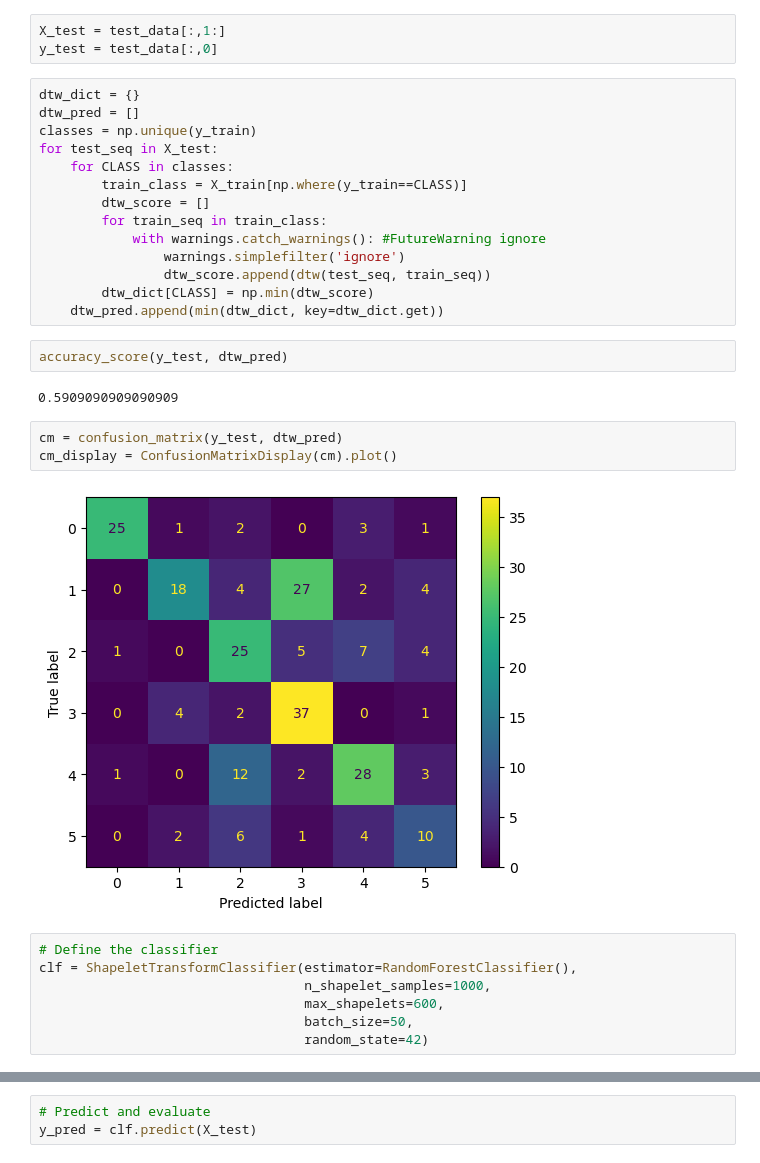
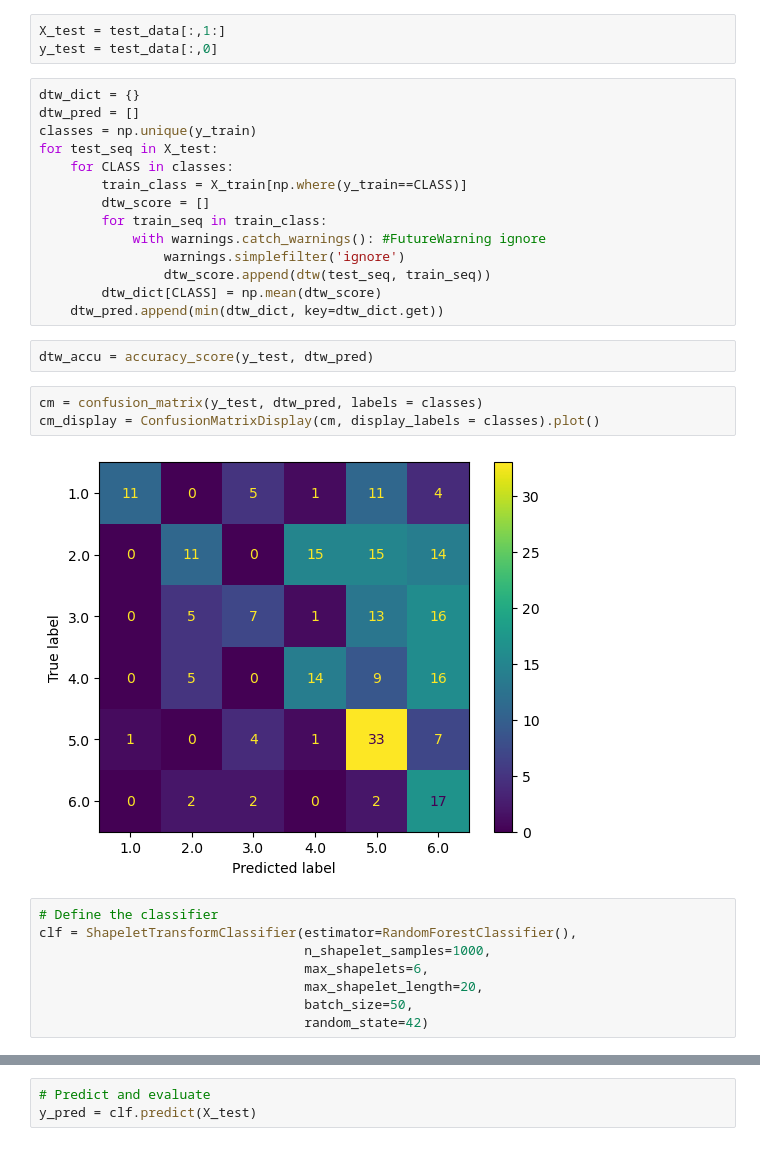
Before and after one commit to kbbartilad/shapelets_leaf, a Jupyter notebook: scripts/classify_leaves.ipynb, the cells around one changed output, grey strips where cells are left out. Saved outputs shown, nothing was run; the diff lists cells and outputs as text.

```diff
--- a/scripts/classify_leaves.ipynb
+++ b/scripts/classify_leaves.ipynb
@@ -30,22 +32,21 @@ for test_seq in X_test:
             with warnings.catch_warnings(): #FutureWarning ignore
                 warnings.simplefilter('ignore')
                 dtw_score.append(dtw(test_seq, train_seq))
-        dtw_dict[CLASS] = np.min(dtw_score)
+        dtw_dict[CLASS] = np.mean(dtw_score)
     dtw_pred.append(min(dtw_dict, key=dtw_dict.get))
 # %%
-accuracy_score(y_test, dtw_pred)
+dtw_accu = accuracy_score(y_test, dtw_pred)
-# %% [output]
-0.5909090909090909
 # %%
-cm = confusion_matrix(y_test, dtw_pred)
-cm_display = ConfusionMatrixDisplay(cm).plot()
+cm = confusion_matrix(y_test, dtw_pred, labels = classes)
+cm_display = ConfusionMatrixDisplay(cm, display_labels = classes).plot()
 # %% [output]
-[figure, old version]
+[figure, new version]
 # %%
 # Define the classifier
 clf = ShapeletTransformClassifier(estimator=RandomForestClassifier(),
                                   n_shapelet_samples=1000,
-                                  max_shapelets=600,
+                                  max_shapelets=6,
+                                  max_shapelet_length=20,
                                   batch_size=50,
                                   random_state=42)
 # %%
```
Also changed, not shown: parts of 6 cells of this notebook, 1 other file.
